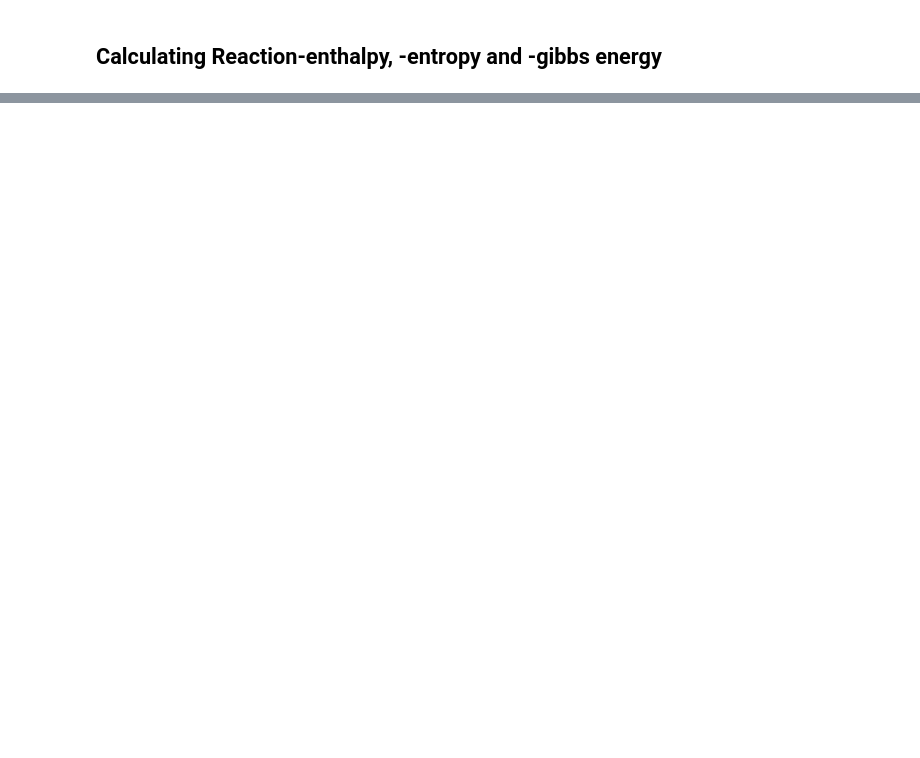
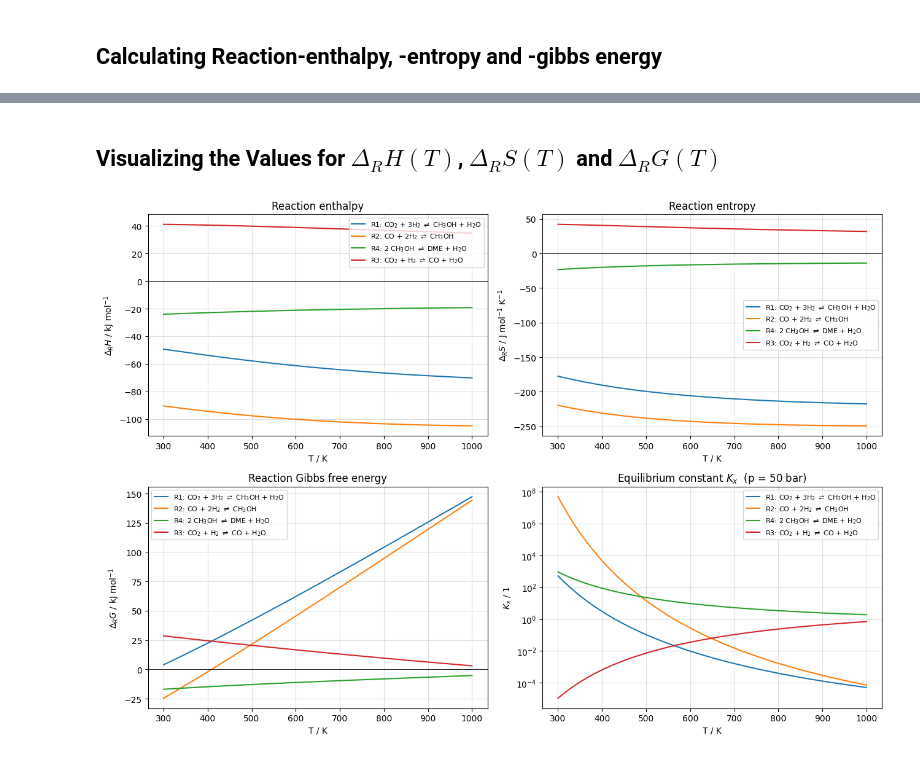
Before and after one commit to PeterSchoenung/CRE3-Assignment-2, a Jupyter notebook: CRE3_Assignment2_Group_5.ipynb, the cells around one changed output, grey strips where cells are left out. Drawn from its saved outputs; the diff is of its cells as text; code cells hidden in the pictures; blank space fills up the shorter version.

```diff
--- a/CRE3_Assignment2_Group_5.ipynb
+++ b/CRE3_Assignment2_Group_5.ipynb
@@ -397,2 +488,65 @@ R3: 40.634981973649076
+# %% [markdown]
+## Visualizing the Values for $\Delta_{R}H(T)$, $\Delta_{R}S(T)$ and $\Delta_{R}G(T)$
+# %%
+T_range = np.linspace(300, 1000, 100)
+
+reaction_labels = [
+    r'R1: CO$_2$ + 3H$_2$ $\rightleftharpoons$ CH$_3$OH + H$_2$O',
+    r'R2: CO + 2H$_2$ $\rightleftharpoons$ CH$_3$OH',
+    r'R4: 2 CH$_3$OH $\rightleftharpoons$ DME + H$_2$O',
+    r'R3: CO$_2$ + H$_2$ $\rightleftharpoons$ CO + H$_2$O',
+]
+
+p_ref = 50  # bar — Referenzdruck für K_x (nur K_x ist druckabhängig)
+
+# --- Daten berechnen ---
+dH_data = np.full((4, len(T_range)), np.nan)
+dS_data = np.full((4, len(T_range)), np.nan)
+dG_data = np.full((4, len(T_range)), np.nan)
+Kx_data = np.full((4, len(T_range)), np.nan)
+
+for r_idx in range(4):
+    for j, T in enumerate(T_range):
+        try:
+            dH_data[r_idx, j] = reaction_enthalpy(reaction_tuples[r_idx], T)
+            dS_data[r_idx, j] = reaction_entropy(reaction_tuples[r_idx], T)
+            dG_data[r_idx, j] = reaction_gibbs_free_energy(reaction_tuples[r_idx], T)
+            Kx_data[r_idx, j] = eq_const_x(reaction_tuples[r_idx], T, p_ref)
+        except ValueError:
+            pass
+
+# --- 2×2 Plot ---
+fig, axes = plt.subplots(2, 2, figsize=(13, 9))
+axes = axes.flatten()  # [ΔH, ΔS, ΔG, K_x]
+
+for r_idx in range(4):
+    axes[0].plot(T_range, dH_data[r_idx] / 1000, label=reaction_labels[r_idx])
+    axes[1].plot(T_range, dS_data[r_idx],         label=reaction_labels[r_idx])
+    axes[2].plot(T_range, dG_data[r_idx] / 1000,  label=reaction_labels[r_idx])
+    axes[3].plot(T_range, Kx_data[r_idx],          label=reaction_labels[r_idx])
+
+axes[0].set_ylabel(r'$\Delta_R H$ / kJ mol$^{-1}$')
+axes[0].set_title('Reaction enthalpy')
+
+axes[1].set_ylabel(r'$\Delta_R S$ / J mol$^{-1}$ K$^{-1}$')
+axes[1].set_title('Reaction entropy')
+
+axes[2].set_ylabel(r'$\Delta_R G$ / kJ mol$^{-1}$')
+axes[2].set_title('Reaction Gibbs free energy')
+
+axes[3].set_ylabel(r'$K_x$ / 1')
+axes[3].set_title(f'Equilibrium constant $K_x$  (p = {p_ref} bar)')
+axes[3].set_yscale('log')  # log-Skala wegen der Größenordnungen (R2 >> R3)
+
+for ax in axes:
+    ax.set_xlabel('T / K')
+    ax.grid(True, alpha=0.4, which='both')
+    ax.axhline(0, color='k', lw=0.6)
+    ax.legend(loc='best', fontsize=8)
+
+plt.tight_layout()
+plt.show()
+# %% [output]
+[figure, added]
 # %% [markdown]
 ## Getting $\xi$ from $K_x$
```
Also changed, not shown: parts of 14 cells of this notebook.
